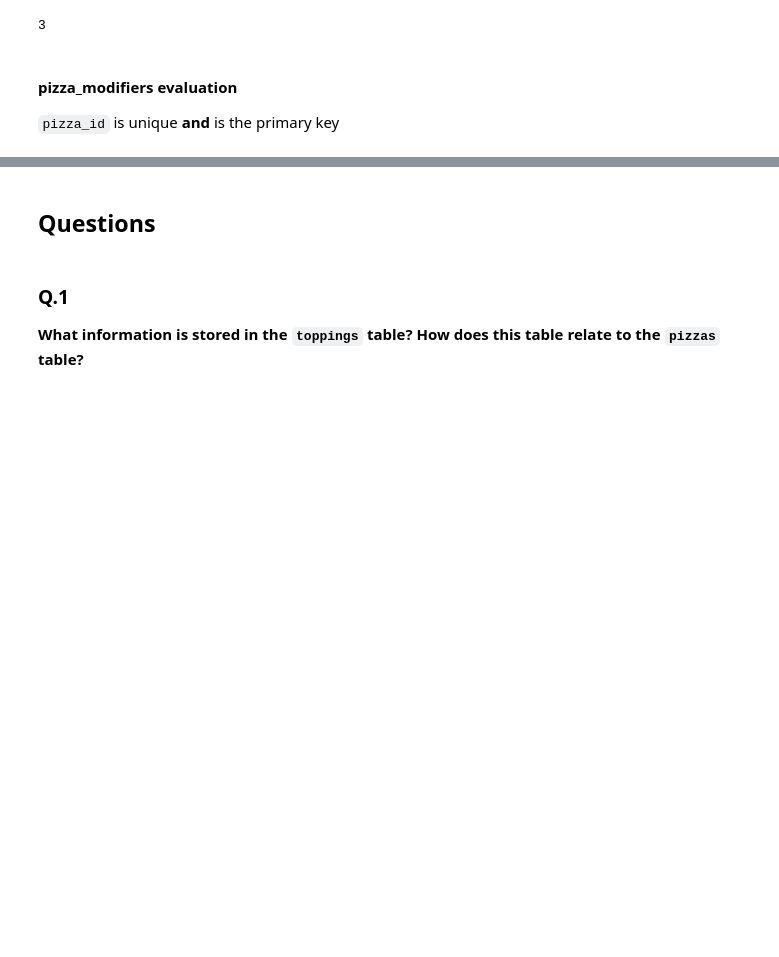
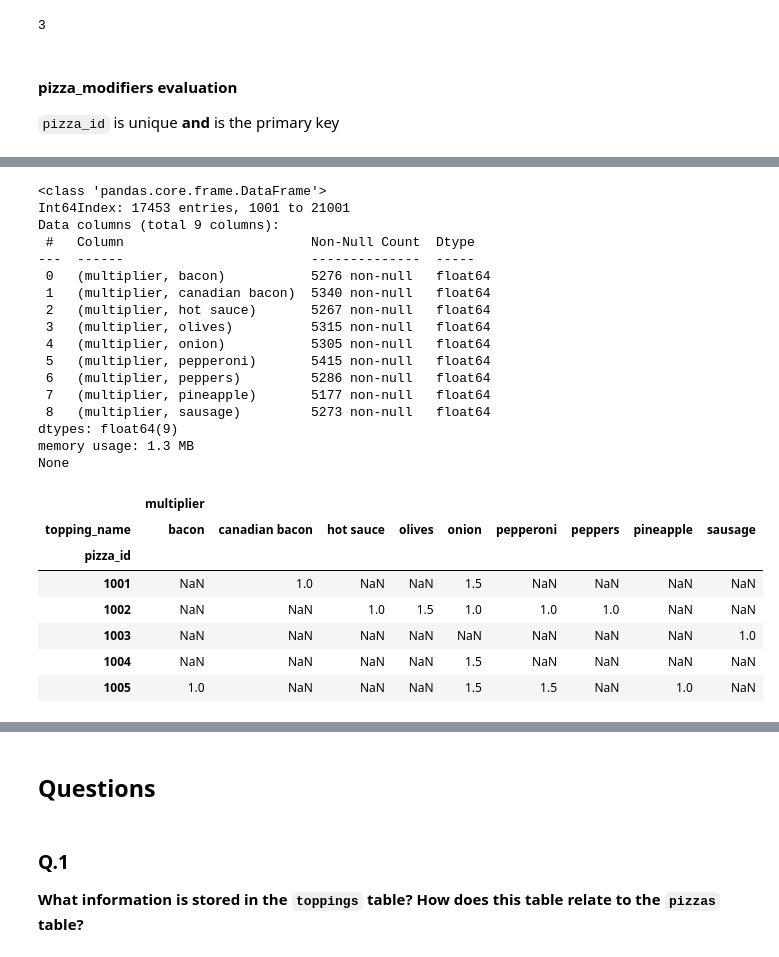
Before and after one commit to kjeliasen/zach_pandas, a Jupyter notebook: Zach_pandas_notebook.ipynb, the cells around one changed output, grey strips where cells are left out. Drawn from its saved outputs; the diff is of its cells as text; code cells hidden in the pictures; blank space fills up the shorter version.

```diff
--- a/Zach_pandas_notebook.ipynb
+++ b/Zach_pandas_notebook.ipynb
@@ -572,0 +648,31 @@ pizza_modifiers.set_index('pizza_id', inplace=True)
+# %%
+df_topping_mult = pd.pivot_table(
+    df_toppings, values=['multiplier'], index=['pizza_id'], columns='topping_name'
+)
+show_df(df_topping_mult)
+# %% [output]
+<class 'pandas.core.frame.DataFrame'>
+Int64Index: 17453 entries, 1001 to 21001
+Data columns (total 9 columns):
+ #   Column                        Non-Null Count  Dtype
+---  ------                        --------------  -----
+ 0   (multiplier, bacon)           5276 non-null   float64
+ 1   (multiplier, canadian bacon)  5340 non-null   float64
+ 2   (multiplier, hot sauce)       5267 non-null   float64
+ 3   (multiplier, olives)          5315 non-null   float64
+ 4   (multiplier, onion)           5305 non-null   float64
+ 5   (multiplier, pepperoni)       5415 non-null   float64
+ 6   (multiplier, peppers)         5286 non-null   float64
+ 7   (multiplier, pineapple)       5177 non-null   float64
+ 8   (multiplier, sausage)         5273 non-null   float64
+dtypes: float64(9)
+memory usage: 1.3 MB
+None
+|  | multiplier |  |  |  |  |  |  |  |  |
+| topping_name | bacon | canadian bacon | hot sauce | olives | onion | pepperoni | peppers | pineapple | sausage |
+| pizza_id |  |  |  |  |  |  |  |  |  |
+| 1001 | NaN | 1.0 | NaN | NaN | 1.5 | NaN | NaN | NaN | NaN |
+| 1002 | NaN | NaN | 1.0 | 1.5 | 1.0 | 1.0 | 1.0 | NaN | NaN |
+| 1003 | NaN | NaN | NaN | NaN | NaN | NaN | NaN | NaN | 1.0 |
+| 1004 | NaN | NaN | NaN | NaN | 1.5 | NaN | NaN | NaN | NaN |
+| 1005 | 1.0 | NaN | NaN | NaN | 1.5 | 1.5 | NaN | 1.0 | NaN |
```
Also changed, not shown: parts of 16 cells of this notebook.
